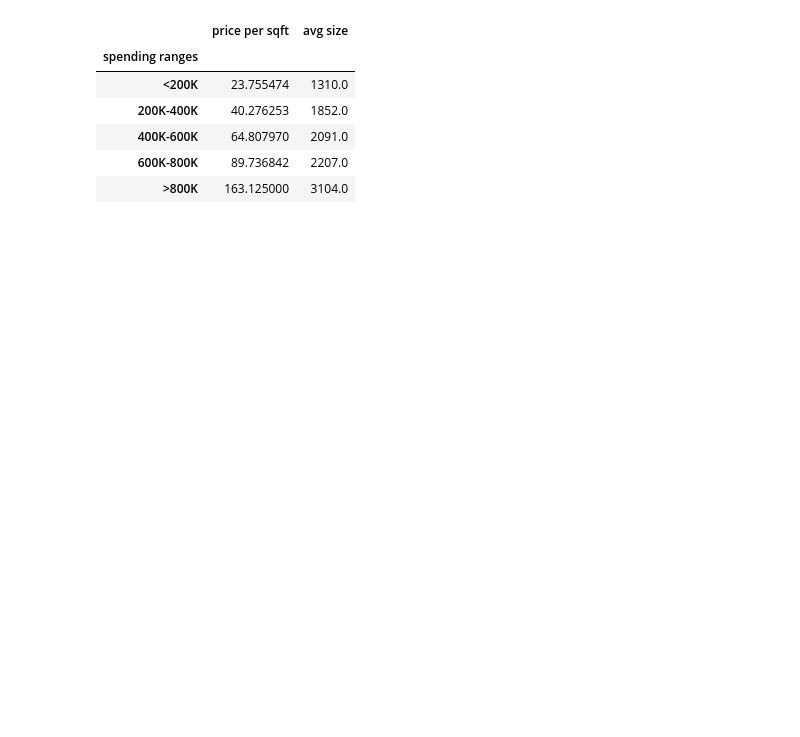
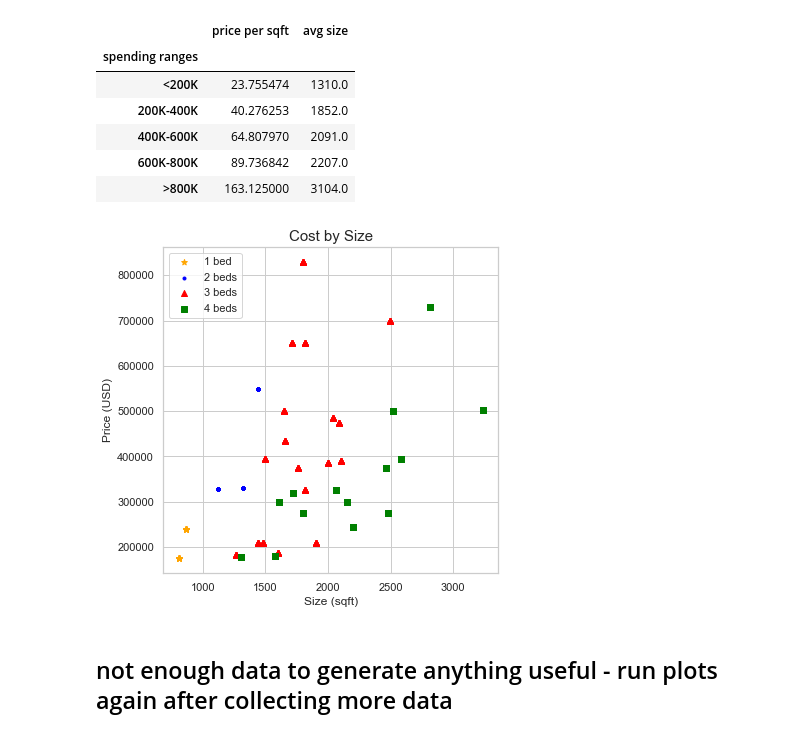
Before and after one commit to Mvhaynes/dallas-house-prices, a Jupyter notebook: dallas_housing_market.ipynb, the cells around one changed output. Cells and saved outputs as stored; diff of their text form; code cells hidden in the pictures; blank space fills up the shorter version.

```diff
--- a/dallas_housing_market.ipynb
+++ b/dallas_housing_market.ipynb
@@ -203,3 +203,26 @@ budget_sqft
 | 400K-600K | 64.807970 | 2091.0 |
 | 600K-800K | 89.736842 | 2207.0 |
 | >800K | 163.125000 | 3104.0 |
+# %%
+## scatterplot for size and price
+
+# find by number of beds
+oneBd = df[(df.beds == 1)]
+twoBd = df[(df.beds == 2)]
+threeBd = df[(df.beds == 3)]
+fourBd = df[(df.beds == 4)]
+
+plt.figure(figsize=(6,6))
+plt.scatter(oneBd['size'], oneBd['price'], color='orange',label='1 bed', marker='*')
+plt.scatter(twoBd['size'], twoBd['price'], color='blue',label='2 beds', marker='.')
+plt.scatter(threeBd['size'], threeBd['price'], marker='^', color='red',label='3 beds')
+plt.scatter(fourBd['size'], fourBd['price'], marker=',', color='green',label='4 beds')
+
+plt.xlabel("Size (sqft)")
+plt.ylabel("Price (USD)")
+plt.title('Cost by Size', fontsize=15)
+plt.legend()
+
+plt.show()
+# %% [output]
+[figure, added]
@@ -205,0 +257,2 @@ budget_sqft
+# %% [markdown]
+## not enough data to generate anything useful - run plots again after collecting more data
```
Also changed, not shown: parts of 6 cells of this notebook.
